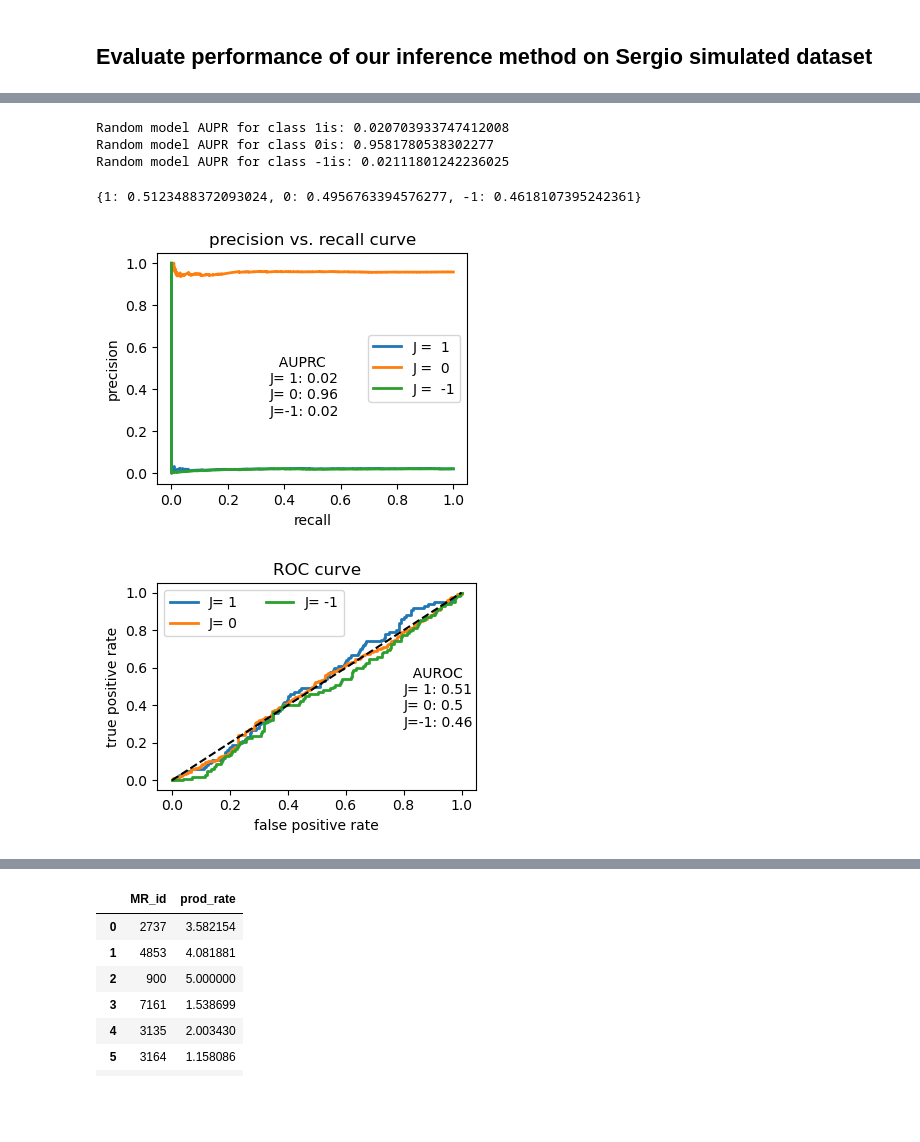
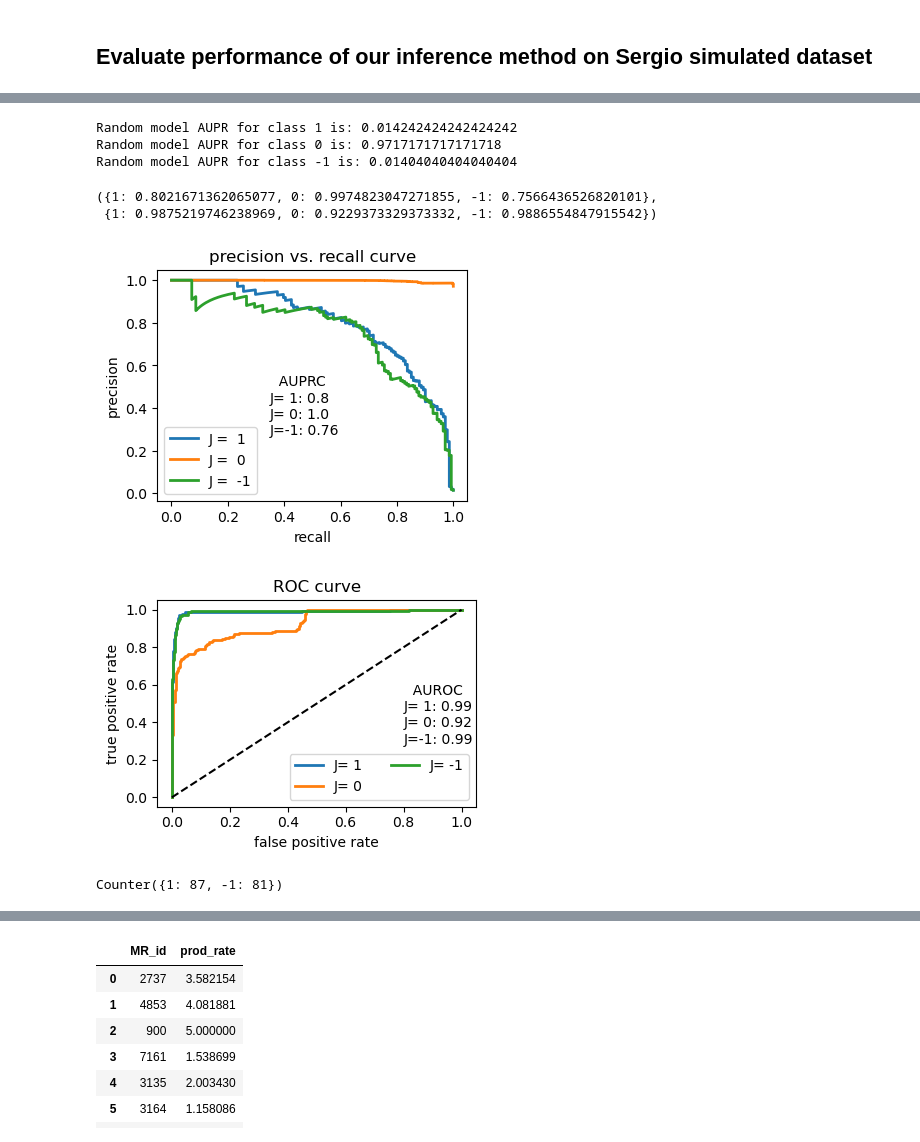
Before and after one commit to PayamDiba/SERGIO, a Jupyter notebook: perturbation.ipynb, the cells around one changed output, grey strips where cells are left out. Drawn from its saved outputs; the diff is of its cells as text; code cells hidden in the pictures; blank space fills up the shorter version.

```diff
--- a/perturbation.ipynb
+++ b/perturbation.ipynb
@@ -48,7 +53,10 @@ df.set_index('file')
 # %%
-pert = perturbation().load(nGenes=70,nCells=10000)
+pert = perturbation().load(nGenes=100,nCells=5000)
 # %%
 G = pert.G
 store = pert.store
 wt = pert.wt
 grn = pert.grn0
+H = G.subgraph(pert.nodes_2perturb)
+len(H.nodes)
+gene_list = list(grn.attr_['genes'].keys())
@@ -160,6 +226,35 @@ class pseudobulk():
         normalised.crispra = transformation(self.crispra)
         normalised.wt = transformation(self.wt)
         return normalised
+    def normalise_with_scaling(self):
+        def transformation(x,scale):
+            return 1-np.exp(-x/scale)
+        normalised = pseudobulk() # create a copy of the current instance
+        scale = np.quantile(self.wt,0.9)
+        normalised.crispri = transformation(self.crispri,scale = scale)
+        normalised.crispra = transformation(self.crispra,scale = scale)
+        normalised.wt = transformation(self.wt,scale = scale)
+        return normalised
+    def normalise_with_scaling2(self):
+        def transformation(x,scale):
+            return 1/(1+np.exp(-1.5*(x-scale)))
+        normalised = pseudobulk() # create a copy of the current instance
+        scale = np.quantile(self.wt,0.5)
+        #scale = np.mean(self.wt)
+        normalised.crispri = transformation(self.crispri,scale = scale)
+        normalised.crispra = transformation(self.crispra,scale = scale)
+        normalised.wt = transformation(self.wt,scale = scale)
+        return normalised
+    def normalise_with_scaling3(self):
+        def transformation(x,scale):
+            return 1/(1+np.exp(-1*(x-scale)))
+        normalised = pseudobulk() # create a copy of the current instance
+        scale = np.quantile(self.wt,0.5)
+
+        normalised.crispri = transformation(self.crispri,scale = self.wt)
+        normalised.crispra = transformation(self.crispra,scale = self.wt)
+        normalised.wt = 0.5*np.ones(len(self.wt))#transformation(self.wt,scale = scale)
+        return normalised
 
 pseudo = pseudobulk().mean(store,wt)
-pseudo =  pseudo.normalise()
+pseudo =  pseudo.normalise_with_scaling3()
@@ -166,3 +356,3 @@ pseudo =  pseudo.normalise()
 # %%
-P_w,_ = optimisation.belief_propagation_pert_short(pseudo.wt,pseudo.crispri,pseudo.crispra,T = 1,theta=0.0,lam=1,J0 = 3,
-                                                   beta=10)
+P_w,_ = optimisation.belief_propagation_pert_short(pseudo.wt,pseudo.crispri,pseudo.crispra,T = 1,theta=0.,lam=1,J0 = 1,
+                                                   beta=1)
@@ -187,11 +359,16 @@ INFO:root:finishing after 20 iterations
 # %%
-J_ref = J = nx.adjacency_matrix(G).T
+J_ref  = nx.adjacency_matrix(H)
 J_ref.data = np.where(J_ref.data>0,1,-1)
-evaluation.ROC(P_w=P_w,J = J_ref)
+evaluation.PR_ROC(P_w=P_w,J = J_ref)
 # %% [output]
-Random model AUPR for class 1is: 0.020703933747412008
-Random model AUPR for class 0is: 0.9581780538302277
-Random model AUPR for class -1is: 0.02111801242236025
+Random model AUPR for class 1 is: 0.014242424242424242
+Random model AUPR for class 0 is: 0.9717171717171718
+Random model AUPR for class -1 is: 0.01404040404040404
-{1: 0.5123488372093024, 0: 0.4956763394576277, -1: 0.4618107395242361}
+({1: 0.8021671362065077, 0: 0.9974823047271855, -1: 0.7566436526820101},
+ {1: 0.9875219746238969, 0: 0.9229373329373332, -1: 0.9886554847915542})
-[figure, old version]
+[figure, new version]
-[figure, old version]
+[figure, new version]
+# %%
+Counter(J_ref.data)
+# %% [output]
+Counter({1: 87, -1: 81})
```
Also changed, not shown: parts of 45 cells of this notebook, 3 other files.
